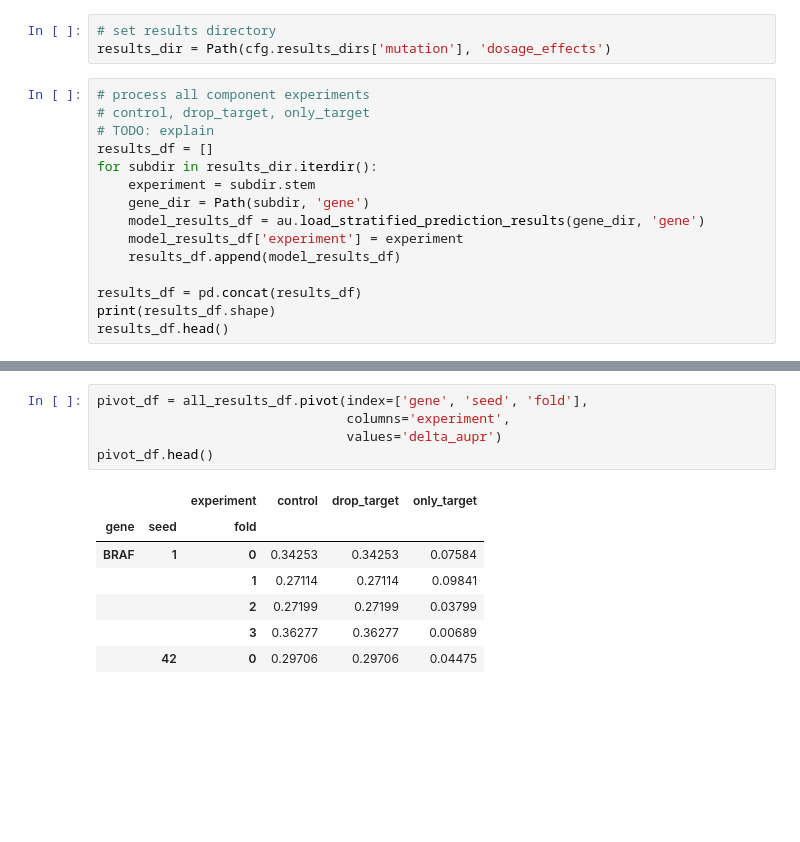
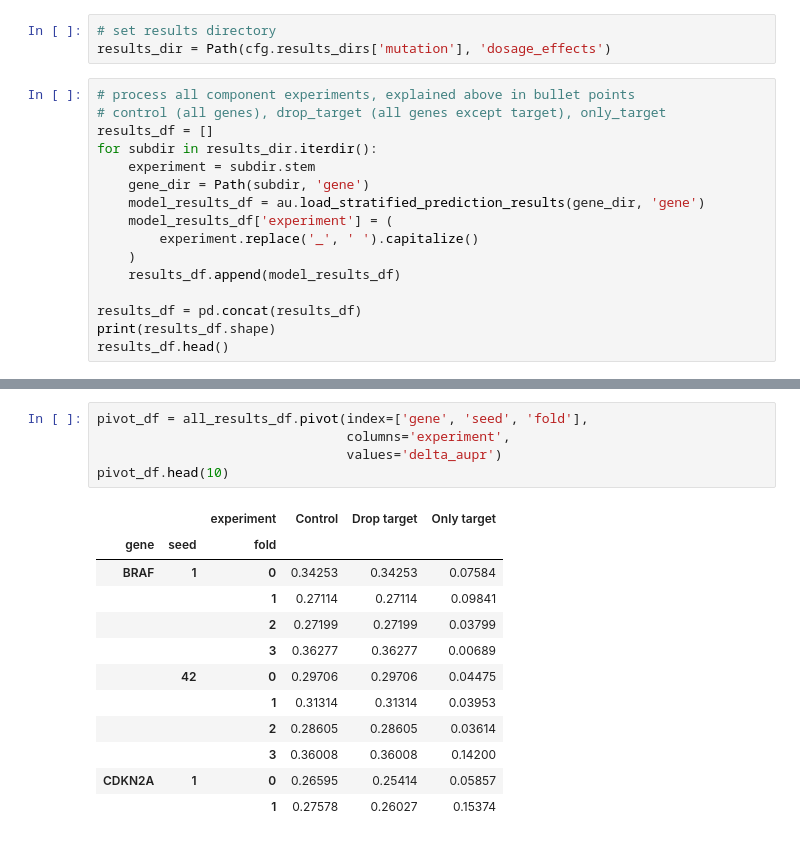
Before and after one commit to greenelab/mpmp, a Jupyter notebook: 02_classify_mutations/dosage_effects/plot_dosage_effects.ipynb, the cells around one changed output, grey strips where cells are left out. Saved outputs shown, nothing was run; the diff lists cells and outputs as text; blank space fills up the shorter version.

```diff
--- a/02_classify_mutations/dosage_effects/plot_dosage_effects.ipynb
+++ b/02_classify_mutations/dosage_effects/plot_dosage_effects.ipynb
@@ -18,15 +27,16 @@ import mpmp.utilities.plot_utilities as plu
 # set results directory
 results_dir = Path(cfg.results_dirs['mutation'], 'dosage_effects')
 # %%
-# process all component experiments
-# control, drop_target, only_target
-# TODO: explain
+# process all component experiments, explained above in bullet points
+# control (all genes), drop_target (all genes except target), only_target
 results_df = []
 for subdir in results_dir.iterdir():
     experiment = subdir.stem
     gene_dir = Path(subdir, 'gene')
     model_results_df = au.load_stratified_prediction_results(gene_dir, 'gene')
-    model_results_df['experiment'] = experiment
+    model_results_df['experiment'] = (
+        experiment.replace('_', ' ').capitalize()
+    )
     results_df.append(model_results_df)
 
 results_df = pd.concat(results_df)
@@ -95,14 +103,19 @@ sns.boxplot(data=all_results_df, x='gene', y='delta_aupr', hue='experiment',
 # %%
 pivot_df = all_results_df.pivot(index=['gene', 'seed', 'fold'],
                                 columns='experiment',
                                 values='delta_aupr')
-pivot_df.head()
+pivot_df.head(10)
 # %% [output]
-|  |  | experiment | control | drop_target | only_target |
+|  |  | experiment | Control | Drop target | Only target |
 | gene | seed | fold |  |  |  |
 | BRAF | 1 | 0 | 0.34253 | 0.34253 | 0.07584 |
 |  |  | 1 | 0.27114 | 0.27114 | 0.09841 |
 |  |  | 2 | 0.27199 | 0.27199 | 0.03799 |
 |  |  | 3 | 0.36277 | 0.36277 | 0.00689 |
 |  | 42 | 0 | 0.29706 | 0.29706 | 0.04475 |
+|  |  | 1 | 0.31314 | 0.31314 | 0.03953 |
+|  |  | 2 | 0.28605 | 0.28605 | 0.03614 |
+|  |  | 3 | 0.36008 | 0.36008 | 0.14200 |
+| CDKN2A | 1 | 0 | 0.26595 | 0.25414 | 0.05857 |
+|  |  | 1 | 0.27578 | 0.26027 | 0.15374 |
 # %%
```
Also changed, not shown: parts of 11 cells of this notebook, 1 other file.
